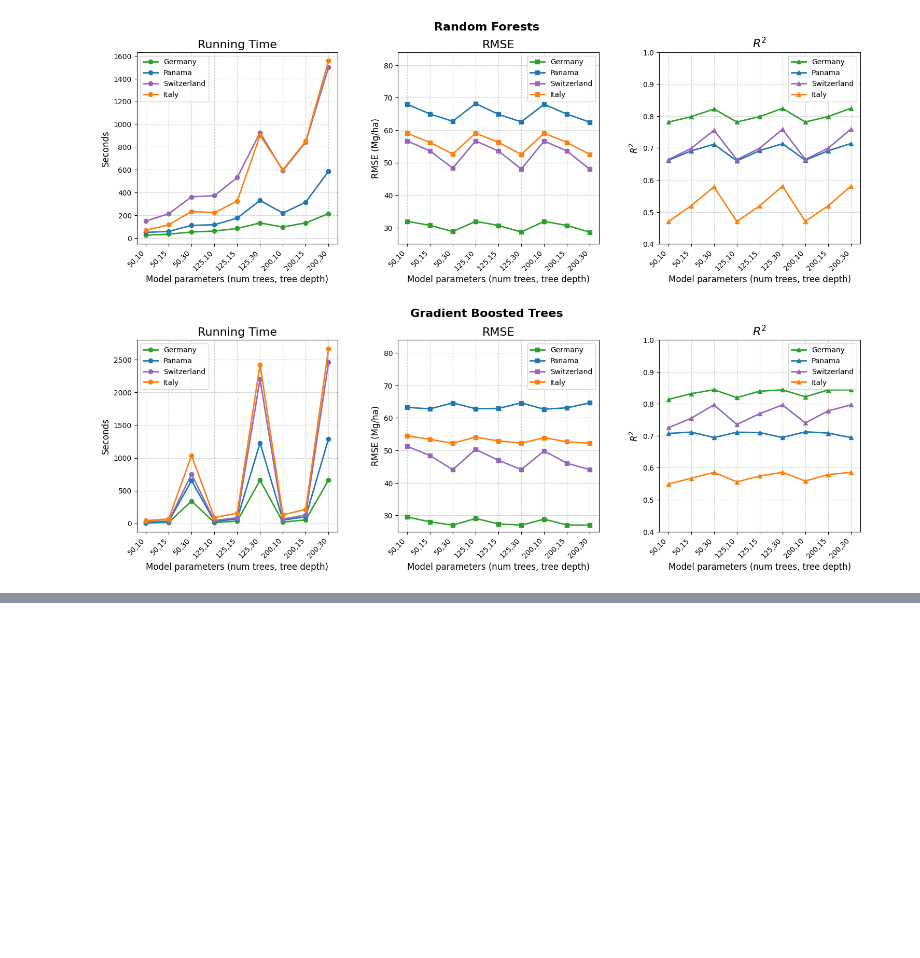
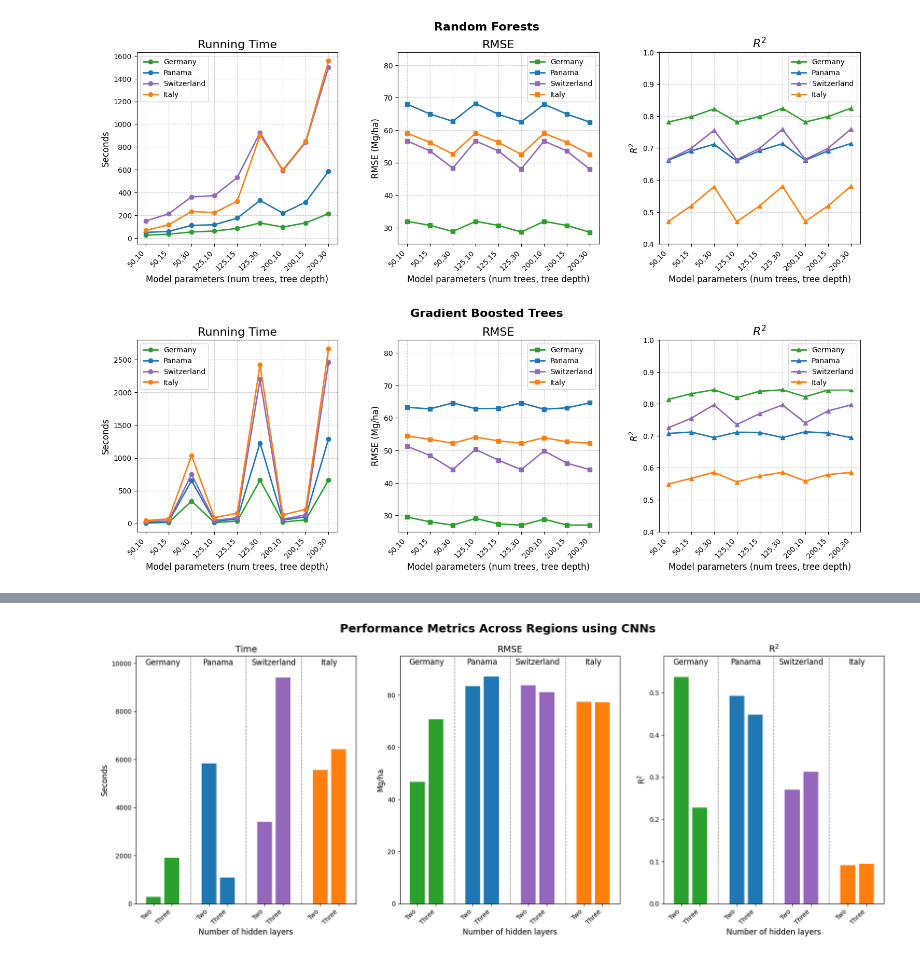
Before and after one commit to annalisefishell/MasterThesis, a Jupyter notebook: evaluation.ipynb, the cells around one changed output, grey strips where cells are left out. Cells and saved outputs as stored; diff of their text form; code cells hidden in the pictures; blank space fills up the shorter version.

Commit message:
Final cnn experiments and evaluation plots

```diff
--- a/evaluation.ipynb
+++ b/evaluation.ipynb
@@ -67,6 +67,7 @@ de_rf_optical_time, de_rf_optical_rmse, de_rf_optical_r2 = dp.get_metrics(de_res
 de_mlr_times, de_mlr_rmses, de_mlr_r2s = dp.get_mean_metrics(de_results, 'MLR (all)')
 de_rf_times, de_rf_rmses, de_rf_r2s = dp.get_mean_metrics(de_results, 'RF (all)')
 de_gbt_times, de_gbt_rmses, de_gbt_r2s = dp.get_mean_metrics(de_results, 'GBT (all)')
+de_cnn_times, de_cnn_rmses, de_cnn_r2s = dp.get_mean_metrics(de_results, 'CNN (all)')
 # %% [markdown]
 ### Panama
 # %%
@@ -85,6 +90,7 @@ pa_rf_optical_time, pa_rf_optical_rmse, pa_rf_optical_r2 = dp.get_metrics(pa_res
 pa_mlr_times, pa_mlr_rmses, pa_mlr_r2s = dp.get_mean_metrics(pa_results, 'MLR (all)')
 pa_rf_times, pa_rf_rmses, pa_rf_r2s = dp.get_mean_metrics(pa_results, 'RF (all)')
 pa_gbt_times, pa_gbt_rmses, pa_gbt_r2s = dp.get_mean_metrics(pa_results, 'GBT (all)')
+pa_cnn_times, pa_cnn_rmses, pa_cnn_r2s = dp.get_mean_metrics(pa_results, 'CNN (all)')
 # %% [markdown]
 ### Switzerland
 # %%
@@ -100,6 +106,7 @@ swiss_rf_optical_time, swiss_rf_optical_rmse, swiss_rf_optical_r2 = dp.get_metri
 swiss_mlr_times, swiss_mlr_rmses, swiss_mlr_r2s = dp.get_mean_metrics(swiss_results, 'MLR (all)')
 swiss_rf_times, swiss_rf_rmses, swiss_rf_r2s = dp.get_mean_metrics(swiss_results, 'RF (all)')
 swiss_gbt_times, swiss_gbt_rmses, swiss_gbt_r2s = dp.get_mean_metrics(swiss_results, 'GBT (all)')
+swiss_cnn_times, swiss_cnn_rmses, swiss_cnn_r2s = dp.get_mean_metrics(swiss_results, 'CNN (all)')
 # %% [markdown]
 ### Italy
 # %%
@@ -115,6 +122,7 @@ italy_rf_optical_time, italy_rf_optical_rmse, italy_rf_optical_r2 = dp.get_metri
 italy_mlr_times, italy_mlr_rmses, italy_mlr_r2s = dp.get_mean_metrics(italy_results, 'MLR (all)')
 italy_rf_times, italy_rf_rmses, italy_rf_r2s = dp.get_mean_metrics(italy_results, 'RF (all)')
 italy_gbt_times, italy_gbt_rmses, italy_gbt_r2s = dp.get_mean_metrics(italy_results, 'GBT (all)')
+italy_cnn_times, italy_cnn_rmses, italy_cnn_r2s = dp.get_mean_metrics(italy_results, 'CNN (all)')
 # %% [markdown]
 # Input data
 # %%
@@ -293,0 +337,74 @@ plt.show()
+# %%
+times_cnn = list(np.array([de_cnn_times, pa_cnn_times, swiss_cnn_times, italy_cnn_times]).flatten())
+rmse_cnn = list(np.array([de_cnn_rmses, pa_cnn_rmses, swiss_cnn_rmses, italy_cnn_rmses]).flatten())
+r2_cnn = list(np.array([de_cnn_r2s, pa_cnn_r2s, swiss_cnn_r2s, italy_cnn_r2s]).flatten())
+value_sets = [times_cnn, rmse_cnn, r2_cnn]
+
+labels = [
+    'Two', 'Three',
+    'Two', 'Three',
+    'Two', 'Three',
+    'Two', 'Three',
+]
+
+x_positions = [
+    0, 1,      # Germany
+    3, 4,       # Panama
+    6, 7,         # Switzerland
+    9, 10        # Italy
+]
+
+group_centers = [
+    np.mean([0, 1]),
+    np.mean([3, 4]),
+    np.mean([6, 7]),
+    np.mean([9, 10])
+]
+
+group_labels = ['Germany', 'Panama', 'Switzerland', 'Italy']
+titles = ['Time', 'RMSE', 'R$^2$']
+ylabels = ['Seconds', 'Mg/ha', 'R$^2$']
+colors = ["#2CA02C","#2CA02C", "#1F77B4","#1F77B4", "#9467BD","#9467BD", "#FF7F0E","#FF7F0E"]
+offsets = [900, 8, 0.05]
+
+fig, axs = plt.subplots(1, 3, figsize=(21, 7))
+
+for i, ax in enumerate(axs):
+    values = value_sets[i]
+
+    # Plot bars
+    bars = ax.bar(x_positions, values, color=colors)
+
+    # Set x-ticks
+    ax.set_xticks(x_positions)
+    ax.set_xticklabels(labels, rotation=45, ha='right', fontsize=10)
+    # ax.set_yticklabels(fontsize=10)
+
+    # Set title and labels
+    ax.set_title(titles[i], fontsize=14)
+    ax.set_ylabel(ylabels[i], fontsize=12)
+    ax.set_xlabel('Number of hidden layers',fontsize=12)
+
+    # Group labels above bars
+    for center, label in zip(group_centers, group_labels):
+        ax.text(center, max(values) + offsets[i]/2, label, ha='center', va='bottom', fontsize=12)
+
+    # Dashed lines between groups
+    gap_centers = [
+        (1 + 3) / 2,
+        (4 + 6) / 2,
+        (7 + 9) / 2
+    ]
+
+    for edge in gap_centers:
+        ax.axvline(x=edge, color='gray', linestyle='--', linewidth=1)
+
+    ax.set_ylim(0, max(values) + offsets[i])
+
+# Add a global suptitle
+plt.suptitle('Performance Metrics Across Regions using CNNs', fontsize=18, fontweight='bold')
+
+# plt.tight_layout(rect=[0, 0, 1, 0.92])  # Leave space for suptitle
+plt.show()
+# %% [output]
+[figure, added]
```
Also changed, not shown: parts of 5 cells of this notebook, 14 other files.
